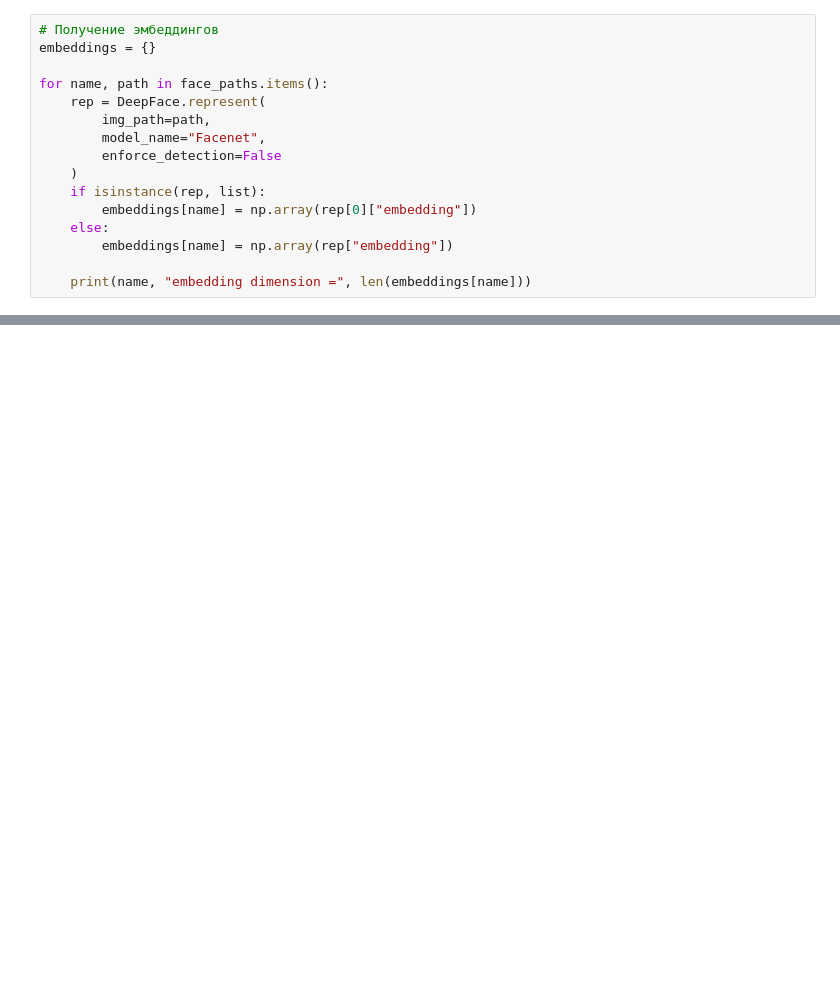
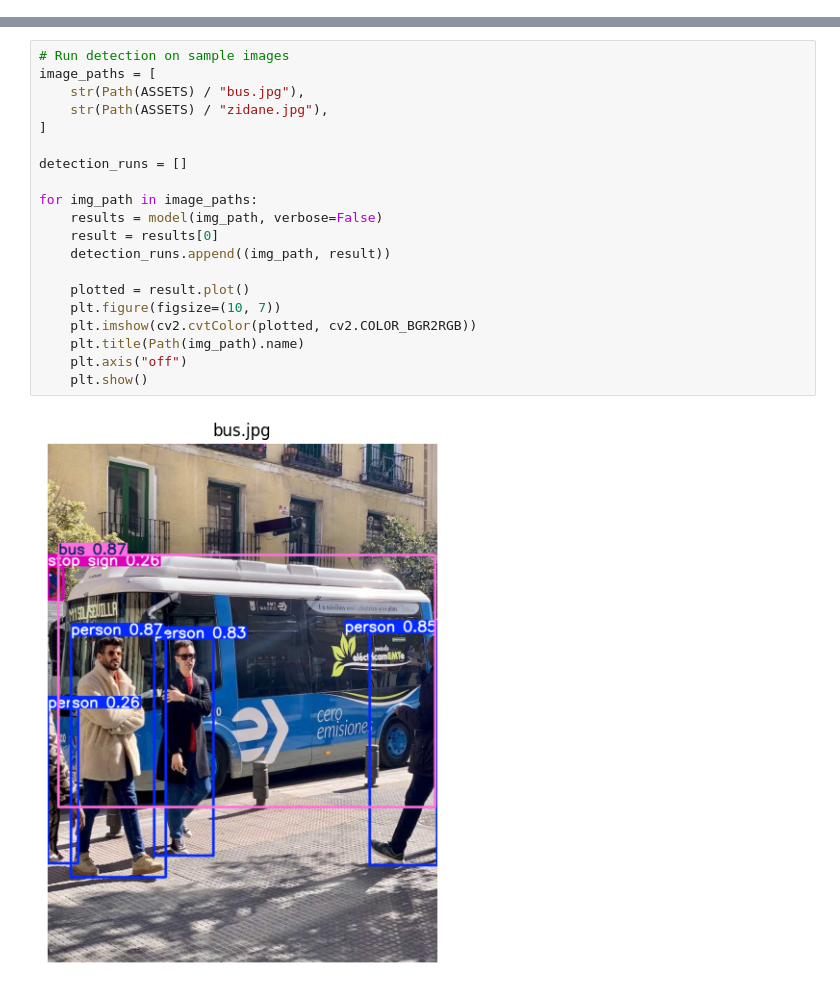
Before and after one commit to abylajamankeldy/assignment-04-object-detection, a Jupyter notebook: Amankedy_Abylaj.ipynb, the cells around one changed output, grey strips where cells are left out. Cells and saved outputs as stored; diff of their text form; blank space fills up the shorter version.

```diff
--- a/Amankedy_Abylaj.ipynb
+++ b/Amankedy_Abylaj.ipynb
@@ -497,16 +0,0 @@ Dominant emotion: sad
-# %%
-# Получение эмбеддингов
-embeddings = {}
-
-for name, path in face_paths.items():
-    rep = DeepFace.represent(
-        img_path=path,
-        model_name="Facenet",
-        enforce_detection=False
-    )
-    if isinstance(rep, list):
-        embeddings[name] = np.array(rep[0]["embedding"])
-    else:
-        embeddings[name] = np.array(rep["embedding"])
-
-    print(name, "embedding dimension =", len(embeddings[name]))
@@ -715,0 +80,22 @@ Assignment 04 notebook is ready.
+# %%
+# Run detection on sample images
+image_paths = [
+    str(Path(ASSETS) / "bus.jpg"),
+    str(Path(ASSETS) / "zidane.jpg"),
+]
+
+detection_runs = []
+
+for img_path in image_paths:
+    results = model(img_path, verbose=False)
+    result = results[0]
+    detection_runs.append((img_path, result))
+
+    plotted = result.plot()
+    plt.figure(figsize=(10, 7))
+    plt.imshow(cv2.cvtColor(plotted, cv2.COLOR_BGR2RGB))
+    plt.title(Path(img_path).name)
+    plt.axis("off")
+    plt.show()
+# %% [output]
+[figure, added]
```
Also changed, not shown: parts of 84 cells of this notebook.
